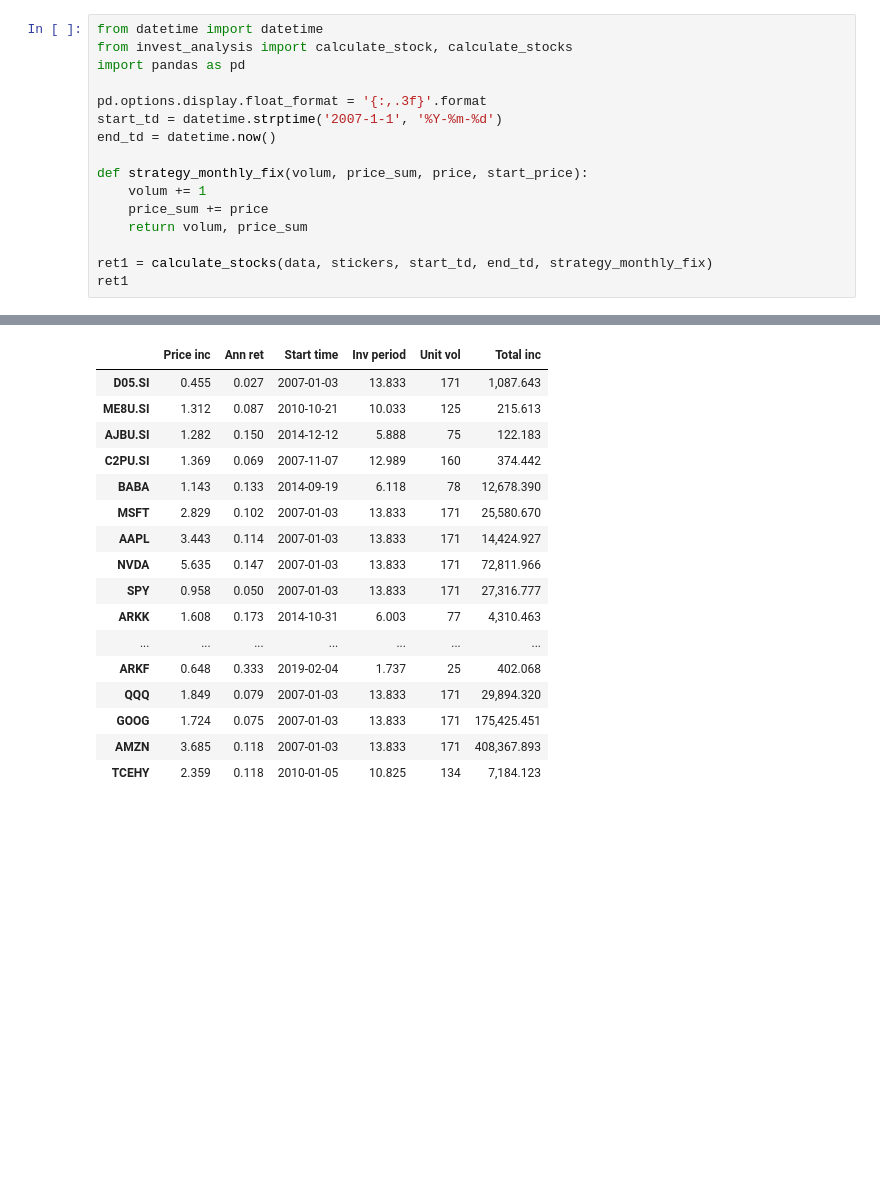
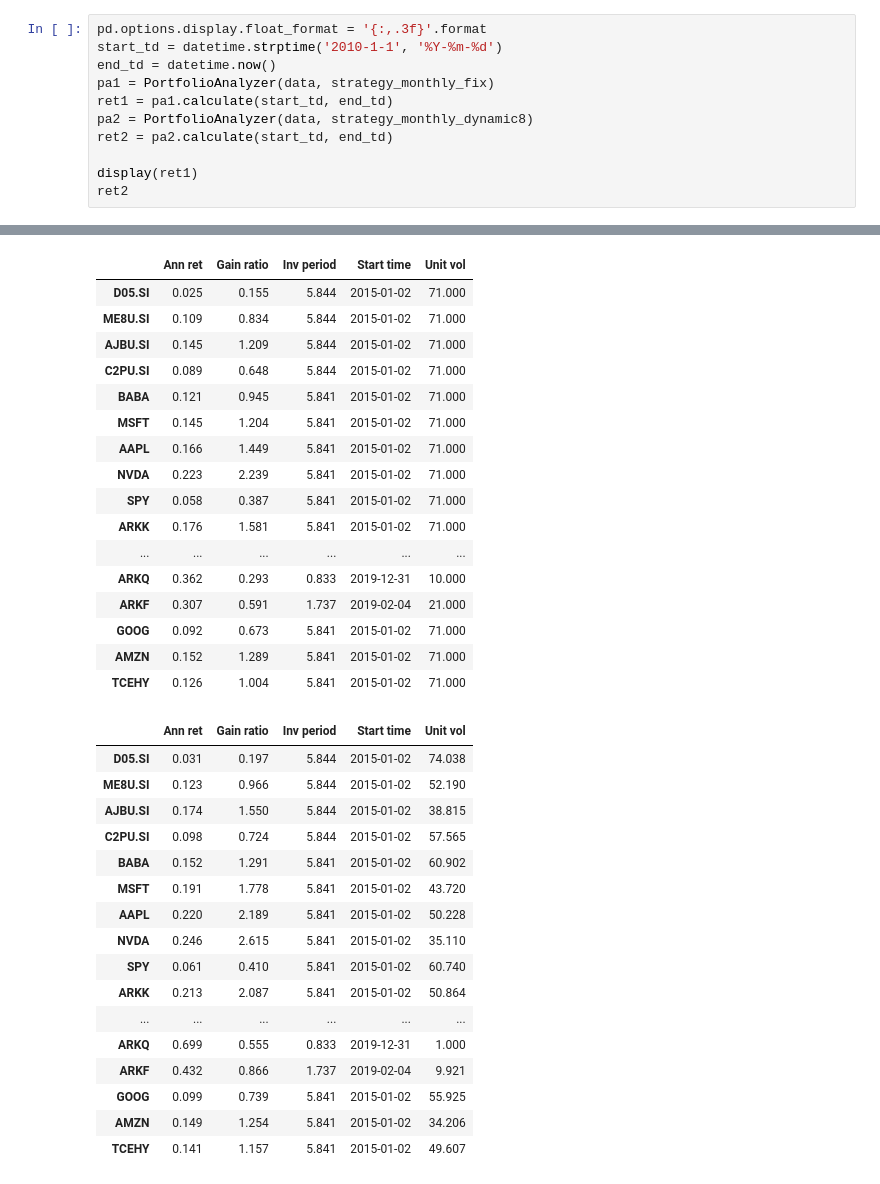
Before and after one commit to wubw/Invest, a Jupyter notebook: monthly_investment_simulation.ipynb, the cells around one changed output, grey strips where cells are left out. Cells and saved outputs as stored; diff of their text form; blank space fills up the shorter version.

```diff
--- a/monthly_investment_simulation.ipynb
+++ b/monthly_investment_simulation.ipynb
@@ -26,17 +236,12 @@ data
 # %%
-from datetime import datetime
-from invest_analysis import calculate_stock, calculate_stocks
-import pandas as pd
+pd.options.display.float_format = '{:,.3f}'.format
+start_td = datetime.strptime('2010-1-1', '%Y-%m-%d')
+end_td = datetime.now()
+pa1 = PortfolioAnalyzer(data, strategy_monthly_fix)
+ret1 = pa1.calculate(start_td, end_td)
+pa2 = PortfolioAnalyzer(data, strategy_monthly_dynamic8)
+ret2 = pa2.calculate(start_td, end_td)
 
-pd.options.display.float_format = '{:,.3f}'.format
-start_td = datetime.strptime('2007-1-1', '%Y-%m-%d')
-end_td = datetime.now()
-
-def strategy_monthly_fix(volum, price_sum, price, start_price):
-    volum += 1
-    price_sum += price
-    return volum, price_sum
-
-ret1 = calculate_stocks(data, stickers, start_td, end_td, strategy_monthly_fix)
-ret1
+display(ret1)
+ret2
 # %% [output]
@@ -45,17 +265,34 @@ ret1
-|  | Price inc | Ann ret | Start time | Inv period | Unit vol | Total inc |
-| D05.SI | 0.455 | 0.027 | 2007-01-03 | 13.833 | 171 | 1,087.643 |
-| ME8U.SI | 1.312 | 0.087 | 2010-10-21 | 10.033 | 125 | 215.613 |
-| AJBU.SI | 1.282 | 0.150 | 2014-12-12 | 5.888 | 75 | 122.183 |
-| C2PU.SI | 1.369 | 0.069 | 2007-11-07 | 12.989 | 160 | 374.442 |
-| BABA | 1.143 | 0.133 | 2014-09-19 | 6.118 | 78 | 12,678.390 |
-| MSFT | 2.829 | 0.102 | 2007-01-03 | 13.833 | 171 | 25,580.670 |
-| AAPL | 3.443 | 0.114 | 2007-01-03 | 13.833 | 171 | 14,424.927 |
-| NVDA | 5.635 | 0.147 | 2007-01-03 | 13.833 | 171 | 72,811.966 |
-| SPY | 0.958 | 0.050 | 2007-01-03 | 13.833 | 171 | 27,316.777 |
-| ARKK | 1.608 | 0.173 | 2014-10-31 | 6.003 | 77 | 4,310.463 |
-| ... | ... | ... | ... | ... | ... | ... |
-| ARKF | 0.648 | 0.333 | 2019-02-04 | 1.737 | 25 | 402.068 |
-| QQQ | 1.849 | 0.079 | 2007-01-03 | 13.833 | 171 | 29,894.320 |
-| GOOG | 1.724 | 0.075 | 2007-01-03 | 13.833 | 171 | 175,425.451 |
-| AMZN | 3.685 | 0.118 | 2007-01-03 | 13.833 | 171 | 408,367.893 |
-| TCEHY | 2.359 | 0.118 | 2010-01-05 | 10.825 | 134 | 7,184.123 |
+|  | Ann ret | Gain ratio | Inv period | Start time | Unit vol |
+| D05.SI | 0.025 | 0.155 | 5.844 | 2015-01-02 | 71.000 |
+| ME8U.SI | 0.109 | 0.834 | 5.844 | 2015-01-02 | 71.000 |
+| AJBU.SI | 0.145 | 1.209 | 5.844 | 2015-01-02 | 71.000 |
+| C2PU.SI | 0.089 | 0.648 | 5.844 | 2015-01-02 | 71.000 |
+| BABA | 0.121 | 0.945 | 5.841 | 2015-01-02 | 71.000 |
+| MSFT | 0.145 | 1.204 | 5.841 | 2015-01-02 | 71.000 |
+| AAPL | 0.166 | 1.449 | 5.841 | 2015-01-02 | 71.000 |
+| NVDA | 0.223 | 2.239 | 5.841 | 2015-01-02 | 71.000 |
+| SPY | 0.058 | 0.387 | 5.841 | 2015-01-02 | 71.000 |
+| ARKK | 0.176 | 1.581 | 5.841 | 2015-01-02 | 71.000 |
+| ... | ... | ... | ... | ... | ... |
+| ARKQ | 0.362 | 0.293 | 0.833 | 2019-12-31 | 10.000 |
+| ARKF | 0.307 | 0.591 | 1.737 | 2019-02-04 | 21.000 |
+| GOOG | 0.092 | 0.673 | 5.841 | 2015-01-02 | 71.000 |
+| AMZN | 0.152 | 1.289 | 5.841 | 2015-01-02 | 71.000 |
+| TCEHY | 0.126 | 1.004 | 5.841 | 2015-01-02 | 71.000 |
+|  | Ann ret | Gain ratio | Inv period | Start time | Unit vol |
+| D05.SI | 0.031 | 0.197 | 5.844 | 2015-01-02 | 74.038 |
+| ME8U.SI | 0.123 | 0.966 | 5.844 | 2015-01-02 | 52.190 |
+| AJBU.SI | 0.174 | 1.550 | 5.844 | 2015-01-02 | 38.815 |
+| C2PU.SI | 0.098 | 0.724 | 5.844 | 2015-01-02 | 57.565 |
+| BABA | 0.152 | 1.291 | 5.841 | 2015-01-02 | 60.902 |
+| MSFT | 0.191 | 1.778 | 5.841 | 2015-01-02 | 43.720 |
+| AAPL | 0.220 | 2.189 | 5.841 | 2015-01-02 | 50.228 |
+| NVDA | 0.246 | 2.615 | 5.841 | 2015-01-02 | 35.110 |
+| SPY | 0.061 | 0.410 | 5.841 | 2015-01-02 | 60.740 |
+| ARKK | 0.213 | 2.087 | 5.841 | 2015-01-02 | 50.864 |
+| ... | ... | ... | ... | ... | ... |
+| ARKQ | 0.699 | 0.555 | 0.833 | 2019-12-31 | 1.000 |
+| ARKF | 0.432 | 0.866 | 1.737 | 2019-02-04 | 9.921 |
+| GOOG | 0.099 | 0.739 | 5.841 | 2015-01-02 | 55.925 |
+| AMZN | 0.149 | 1.254 | 5.841 | 2015-01-02 | 34.206 |
+| TCEHY | 0.141 | 1.157 | 5.841 | 2015-01-02 | 49.607 |
```
Also changed, not shown: parts of 22 cells of this notebook, 26 other files.
